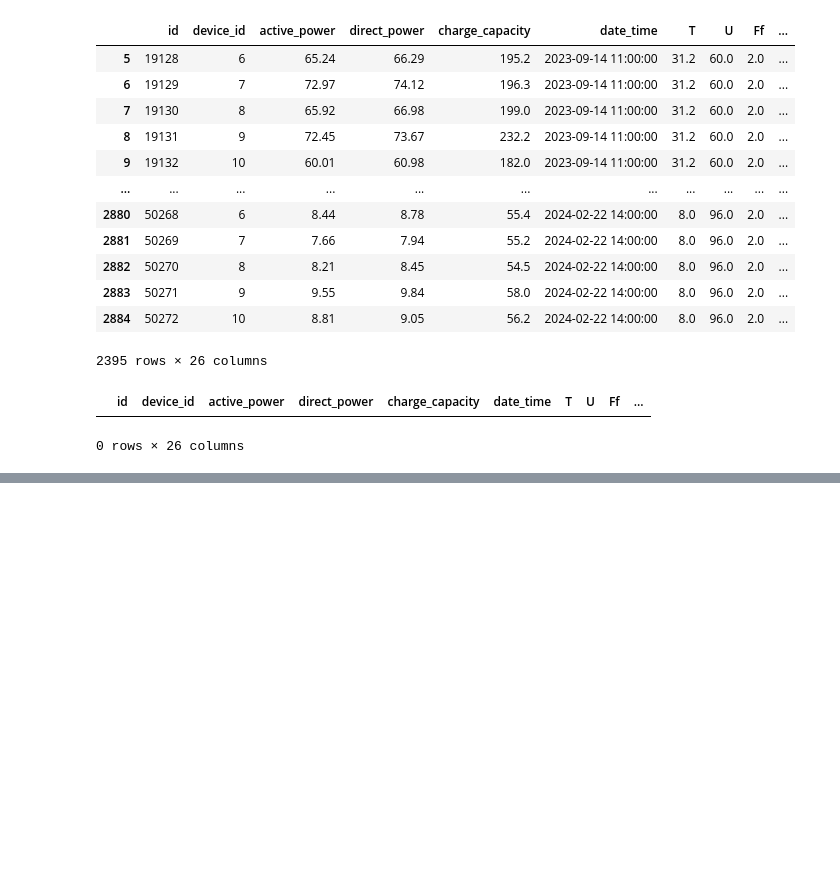
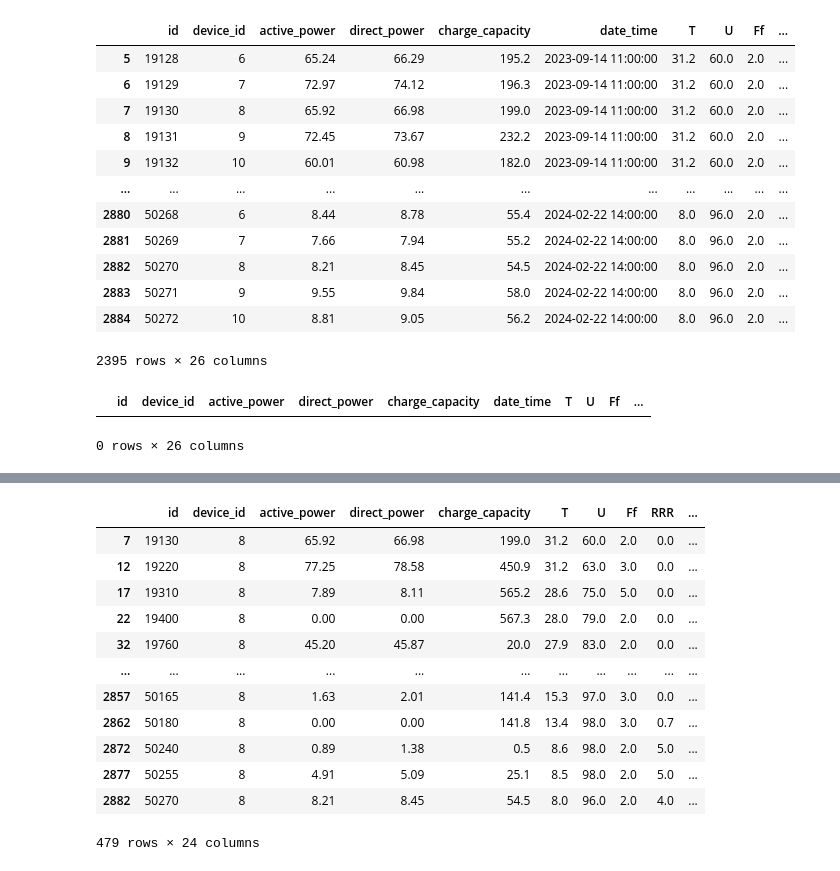
Before and after one commit to UGama/ChenTai_Power_Station, a Jupyter notebook: models_ cc.ipynb, the cells around one changed output, grey strips where cells are left out. Drawn from its saved outputs; the diff is of its cells as text; code cells hidden in the pictures; blank space fills up the shorter version.

```diff
--- a/models_ cc.ipynb
+++ b/models_ cc.ipynb
@@ -149,0 +257,18 @@ df.to_csv('df_cc_duplicate.csv')
+# %%
+df_dv8 = df[df['device_id'] == 8]
+df_dv8.to_csv('models_cc_data/df_dv8.csv')
+df_dv8
+# %% [output]
+|  | id | device_id | active_power | direct_power | charge_capacity | T | U | Ff | RRR | ... |
+| 7 | 19130 | 8 | 65.92 | 66.98 | 199.0 | 31.2 | 60.0 | 2.0 | 0.0 | ... |
+| 12 | 19220 | 8 | 77.25 | 78.58 | 450.9 | 31.2 | 63.0 | 3.0 | 0.0 | ... |
+| 17 | 19310 | 8 | 7.89 | 8.11 | 565.2 | 28.6 | 75.0 | 5.0 | 0.0 | ... |
+| 22 | 19400 | 8 | 0.00 | 0.00 | 567.3 | 28.0 | 79.0 | 2.0 | 0.0 | ... |
+| 32 | 19760 | 8 | 45.20 | 45.87 | 20.0 | 27.9 | 83.0 | 2.0 | 0.0 | ... |
+| ... | ... | ... | ... | ... | ... | ... | ... | ... | ... | ... |
+| 2857 | 50165 | 8 | 1.63 | 2.01 | 141.4 | 15.3 | 97.0 | 3.0 | 0.0 | ... |
+| 2862 | 50180 | 8 | 0.00 | 0.00 | 141.8 | 13.4 | 98.0 | 3.0 | 0.7 | ... |
+| 2872 | 50240 | 8 | 0.89 | 1.38 | 0.5 | 8.6 | 98.0 | 2.0 | 5.0 | ... |
+| 2877 | 50255 | 8 | 4.91 | 5.09 | 25.1 | 8.5 | 98.0 | 2.0 | 5.0 | ... |
+| 2882 | 50270 | 8 | 8.21 | 8.45 | 54.5 | 8.0 | 96.0 | 2.0 | 4.0 | ... |
+479 rows × 24 columns
```
Also changed, not shown: parts of 19 cells of this notebook, 8 other files.
